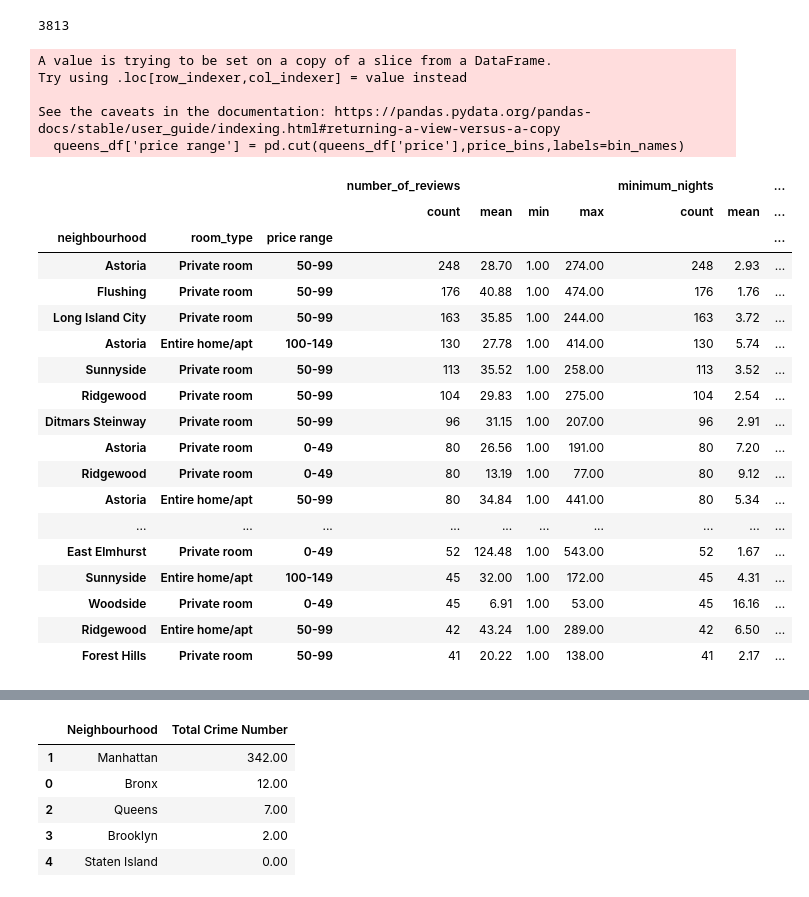
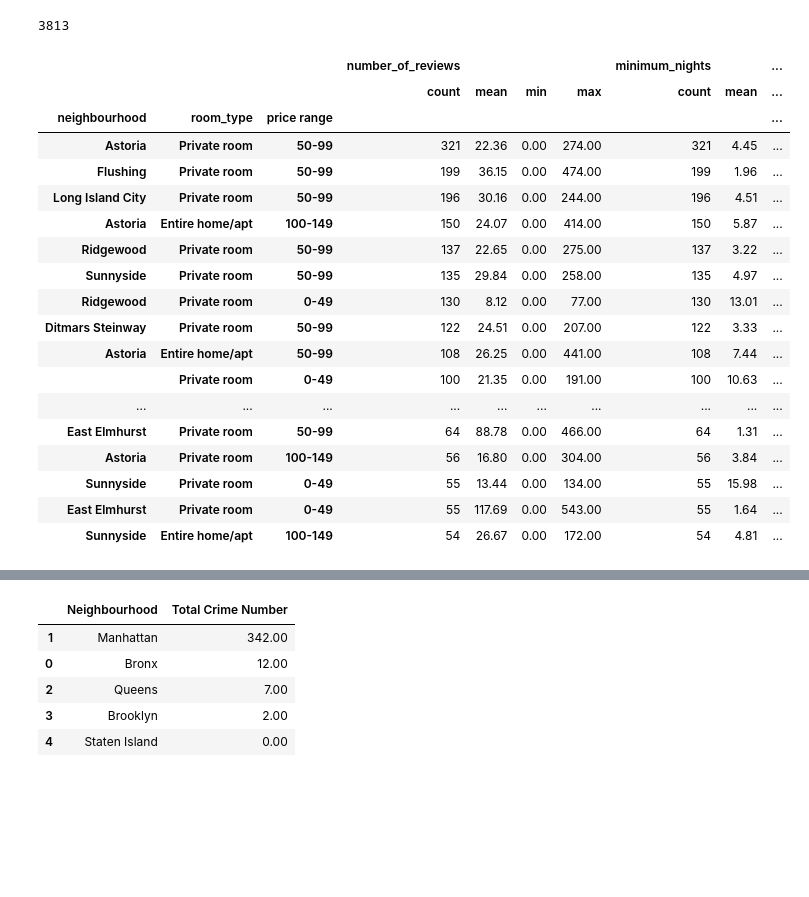
Before and after one commit to alexturkmen/Airbnb-New-York-Renterpreneurs, a Jupyter notebook: Queens_nyc_airbnb.ipynb, the cells around one changed output, grey strips where cells are left out. Saved outputs shown, nothing was run; the diff lists cells and outputs as text; code cells hidden in the pictures; blank space fills up the shorter version.

```diff
--- a/Queens_nyc_airbnb.ipynb
+++ b/Queens_nyc_airbnb.ipynb
@@ -138,5 +135,5 @@ See the caveats in the documentation: https://pandas.pydata.org/pandas-docs/stab
 | 161 | 39593 | 110506 | Queens | Sunnyside | 40.75 | -73.92 | Private room | 79 | ... |
 | 181 | 45910 | 204539 | Queens | Ridgewood | 40.70 | -73.90 | Entire home/apt | 350 | ... |
 # %%
-#queens_df['last_review'] = queens_df['last_review'].replace(np.nan, '9999-12-31')
-#queens_df.head()
+queens_df['last_review'] = queens_df['last_review'].replace(np.nan, '9999-12-31')
+queens_df.head()
@@ -217,35 +221,30 @@ len(queens_cleaned_df)
 # %%
 price_bins = [0,49.9,99.9,149.9,249.9,499.9,10001]
 bin_names = ['0-49','50-99','100-149','150-249','250-499','>500']
 queens_df['price range'] = pd.cut(queens_df['price'],price_bins,labels=bin_names)
-neighbourhood_by_count = queens_df_500[['neighbourhood', 'room_type', 'price range','number_of_reviews','minimum_nights','min_price_to_stay']].groupby(['neighbourhood', 'room_type', 'price range']).agg(['count', 'mean', 'min', 'max'])
+neighbourhood_by_count = queens_df[['neighbourhood', 'room_type', 'price range','number_of_reviews','minimum_nights','min_price_to_stay']].groupby(['neighbourhood', 'room_type', 'price range']).agg(['count', 'mean', 'min', 'max'])
 neighbourhood_by_count = neighbourhood_by_count.sort_values(by=('number_of_reviews', 'count'), ascending=False)
 neighbourhood_by_count.head(25)
 # %% [output]
-A value is trying to be set on a copy of a slice from a DataFrame.
-Try using .loc[row_indexer,col_indexer] = value instead
-
-See the caveats in the documentation: https://pandas.pydata.org/pandas-docs/stable/user_guide/indexing.html#returning-a-view-versus-a-copy
-  queens_df['price range'] = pd.cut(queens_df['price'],price_bins,labels=bin_names)
 |  |  |  | number_of_reviews |  |  |  | minimum_nights |  | ... |
 |  |  |  | count | mean | min | max | count | mean | ... |
 | neighbourhood | room_type | price range |  |  |  |  |  |  | ... |
-| Astoria | Private room | 50-99 | 248 | 28.70 | 1.00 | 274.00 | 248 | 2.93 | ... |
-| Flushing | Private room | 50-99 | 176 | 40.88 | 1.00 | 474.00 | 176 | 1.76 | ... |
-| Long Island City | Private room | 50-99 | 163 | 35.85 | 1.00 | 244.00 | 163 | 3.72 | ... |
-| Astoria | Entire home/apt | 100-149 | 130 | 27.78 | 1.00 | 414.00 | 130 | 5.74 | ... |
-| Sunnyside | Private room | 50-99 | 113 | 35.52 | 1.00 | 258.00 | 113 | 3.52 | ... |
-| Ridgewood | Private room | 50-99 | 104 | 29.83 | 1.00 | 275.00 | 104 | 2.54 | ... |
-| Ditmars Steinway | Private room | 50-99 | 96 | 31.15 | 1.00 | 207.00 | 96 | 2.91 | ... |
-| Astoria | Private room | 0-49 | 80 | 26.56 | 1.00 | 191.00 | 80 | 7.20 | ... |
-| Ridgewood | Private room | 0-49 | 80 | 13.19 | 1.00 | 77.00 | 80 | 9.12 | ... |
-| Astoria | Entire home/apt | 50-99 | 80 | 34.84 | 1.00 | 441.00 | 80 | 5.34 | ... |
+| Astoria | Private room | 50-99 | 321 | 22.36 | 0.00 | 274.00 | 321 | 4.45 | ... |
+| Flushing | Private room | 50-99 | 199 | 36.15 | 0.00 | 474.00 | 199 | 1.96 | ... |
+| Long Island City | Private room | 50-99 | 196 | 30.16 | 0.00 | 244.00 | 196 | 4.51 | ... |
+| Astoria | Entire home/apt | 100-149 | 150 | 24.07 | 0.00 | 414.00 | 150 | 5.87 | ... |
+| Ridgewood | Private room | 50-99 | 137 | 22.65 | 0.00 | 275.00 | 137 | 3.22 | ... |
+| Sunnyside | Private room | 50-99 | 135 | 29.84 | 0.00 | 258.00 | 135 | 4.97 | ... |
+| Ridgewood | Private room | 0-49 | 130 | 8.12 | 0.00 | 77.00 | 130 | 13.01 | ... |
+| Ditmars Steinway | Private room | 50-99 | 122 | 24.51 | 0.00 | 207.00 | 122 | 3.33 | ... |
+| Astoria | Entire home/apt | 50-99 | 108 | 26.25 | 0.00 | 441.00 | 108 | 7.44 | ... |
+|  | Private room | 0-49 | 100 | 21.35 | 0.00 | 191.00 | 100 | 10.63 | ... |
 | ... | ... | ... | ... | ... | ... | ... | ... | ... | ... |
-| East Elmhurst | Private room | 0-49 | 52 | 124.48 | 1.00 | 543.00 | 52 | 1.67 | ... |
-| Sunnyside | Entire home/apt | 100-149 | 45 | 32.00 | 1.00 | 172.00 | 45 | 4.31 | ... |
-| Woodside | Private room | 0-49 | 45 | 6.91 | 1.00 | 53.00 | 45 | 16.16 | ... |
-| Ridgewood | Entire home/apt | 50-99 | 42 | 43.24 | 1.00 | 289.00 | 42 | 6.50 | ... |
-| Forest Hills | Private room | 50-99 | 41 | 20.22 | 1.00 | 138.00 | 41 | 2.17 | ... |
+| East Elmhurst | Private room | 50-99 | 64 | 88.78 | 0.00 | 466.00 | 64 | 1.31 | ... |
+| Astoria | Private room | 100-149 | 56 | 16.80 | 0.00 | 304.00 | 56 | 3.84 | ... |
+| Sunnyside | Private room | 0-49 | 55 | 13.44 | 0.00 | 134.00 | 55 | 15.98 | ... |
+| East Elmhurst | Private room | 0-49 | 55 | 117.69 | 0.00 | 543.00 | 55 | 1.64 | ... |
+| Sunnyside | Entire home/apt | 100-149 | 54 | 26.67 | 0.00 | 172.00 | 54 | 4.81 | ... |
 # %%
 q_nhood_by_popularity = []
 
```
Also changed, not shown: parts of 12 cells of this notebook.
